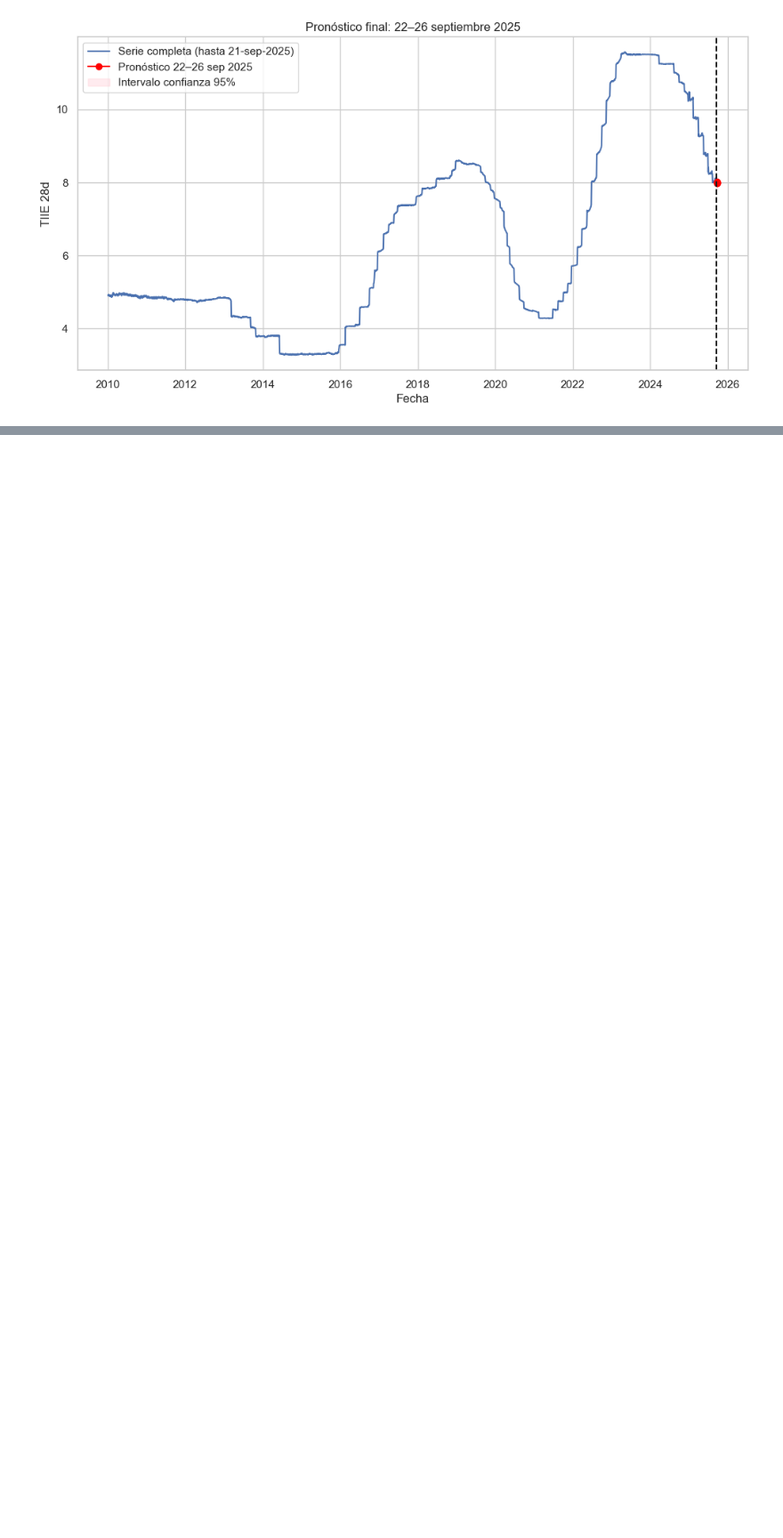
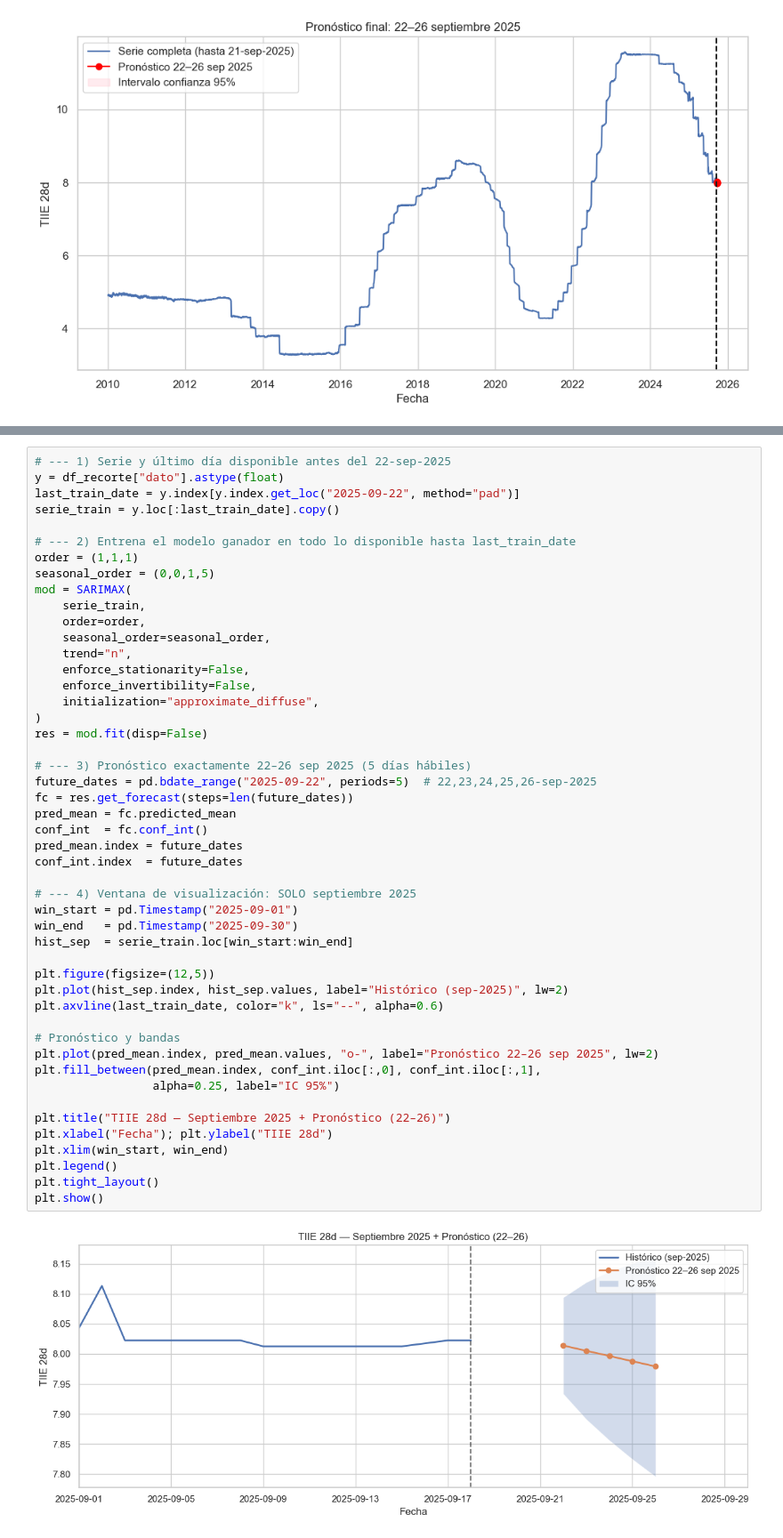
Before and after one commit to maxaguayo01/TIIE_28, a Jupyter notebook: TIIE_28dias.ipynb, the cells around one changed output, grey strips where cells are left out. Shown at 89% size. Drawn from its saved outputs; the diff is of its cells as text; blank space fills up the shorter version.

```diff
--- a/TIIE_28dias.ipynb
+++ b/TIIE_28dias.ipynb
@@ -763,0 +823,50 @@ forecast_table
+# %%
+# --- 1) Serie y último día disponible antes del 22-sep-2025
+y = df_recorte["dato"].astype(float)
+last_train_date = y.index[y.index.get_loc("2025-09-22", method="pad")]
+serie_train = y.loc[:last_train_date].copy()
+
+# --- 2) Entrena el modelo ganador en todo lo disponible hasta last_train_date
+order = (1,1,1)
+seasonal_order = (0,0,1,5)
+mod = SARIMAX(
+    serie_train,
+    order=order,
+    seasonal_order=seasonal_order,
+    trend="n",
+    enforce_stationarity=False,
+    enforce_invertibility=False,
+    initialization="approximate_diffuse",
+)
+res = mod.fit(disp=False)
+
+# --- 3) Pronóstico exactamente 22–26 sep 2025 (5 días hábiles)
+future_dates = pd.bdate_range("2025-09-22", periods=5)  # 22,23,24,25,26-sep-2025
+fc = res.get_forecast(steps=len(future_dates))
+pred_mean = fc.predicted_mean
+conf_int  = fc.conf_int()
+pred_mean.index = future_dates
+conf_int.index  = future_dates
+
+# --- 4) Ventana de visualización: SOLO septiembre 2025
+win_start = pd.Timestamp("2025-09-01")
+win_end   = pd.Timestamp("2025-09-30")
+hist_sep  = serie_train.loc[win_start:win_end]
+
+plt.figure(figsize=(12,5))
+plt.plot(hist_sep.index, hist_sep.values, label="Histórico (sep-2025)", lw=2)
+plt.axvline(last_train_date, color="k", ls="--", alpha=0.6)
+
+# Pronóstico y bandas
+plt.plot(pred_mean.index, pred_mean.values, "o-", label="Pronóstico 22–26 sep 2025", lw=2)
+plt.fill_between(pred_mean.index, conf_int.iloc[:,0], conf_int.iloc[:,1],
+                 alpha=0.25, label="IC 95%")
+
+plt.title("TIIE 28d — Septiembre 2025 + Pronóstico (22–26)")
+plt.xlabel("Fecha"); plt.ylabel("TIIE 28d")
+plt.xlim(win_start, win_end)
+plt.legend()
+plt.tight_layout()
+plt.show()
+# %% [output]
+[figure, added]
```
Also changed, not shown: parts of 5 cells of this notebook.
